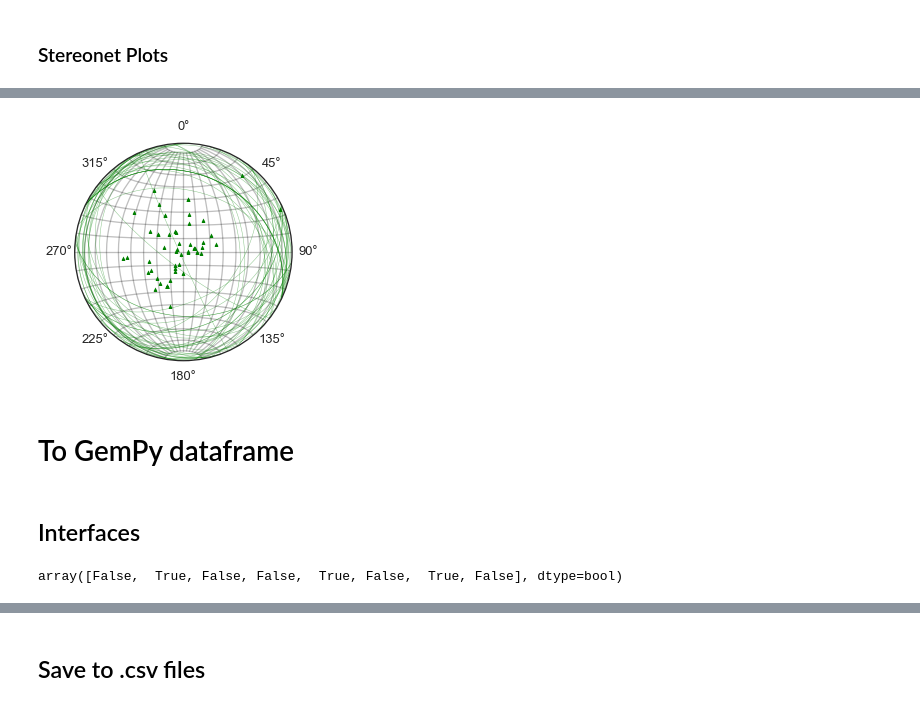
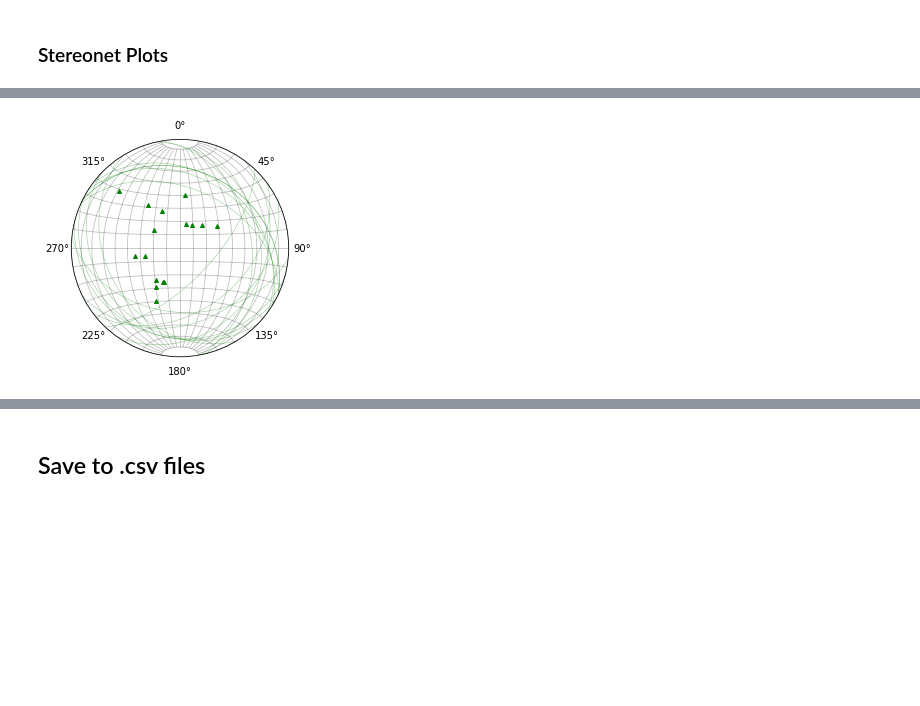
Before and after one commit to cgre-aachen/remote-geomod, a Jupyter notebook: notebooks/workflow.ipynb, the cells around one changed output, grey strips where cells are left out. Saved outputs shown, nothing was run; the diff lists cells and outputs as text; code cells hidden in the pictures; blank space fills up the shorter version.

```diff
--- a/notebooks/workflow.ipynb
+++ b/notebooks/workflow.ipynb
@@ -94,0 +21,4 @@ for k in ks:
+# %%
+folder_path = "../data/FW1/"
+# %%
+ks, ks_names, ks_bool = rgeomod.read_kml_files(folder_path)
@@ -112,0 +75,2 @@ for k in ks:
+# %%
+interfaces, foliations = rgeomod.convert_to_df(ks, ks_names, ks_bool)
@@ -188,16 +142,8 @@ plt.show()
 # %%
 fig = plt.figure()
 ax = fig.add_subplot(111, projection='stereonet')
-ax.pole(dip_dirs, dips, 'g^', markersize=4)
-ax.plane(dip_dirs, dips, 'g-', linewidth=0.5, alpha=0.45)
+ax.pole(foliations["azimuth"], foliations["dip"], 'g^', markersize=4)
+ax.plane(foliations["azimuth"], foliations["dip"], 'g-', linewidth=0.5, alpha=0.45)
 ax.grid(True, color="black", alpha=0.25)
 # %% [output]
-[figure, old version]
+[figure, new version]
-# %% [markdown]
-# To GemPy dataframe
-# %% [markdown]
-## Interfaces
-# %%
-dips_bool
-# %% [output]
-array([False,  True, False, False,  True, False,  True, False], dtype=bool)
```
Also changed, not shown: parts of 48 cells of this notebook, 9 other files.
